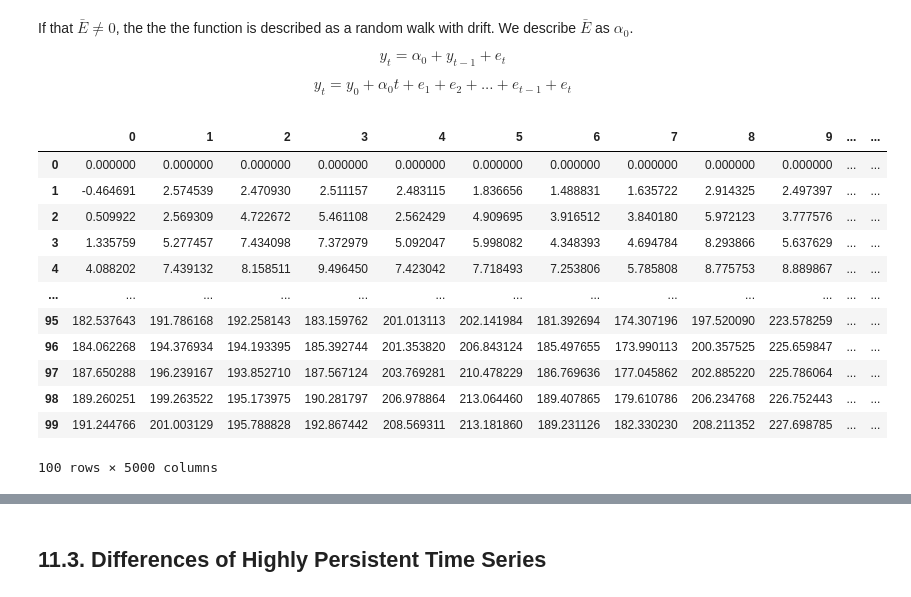
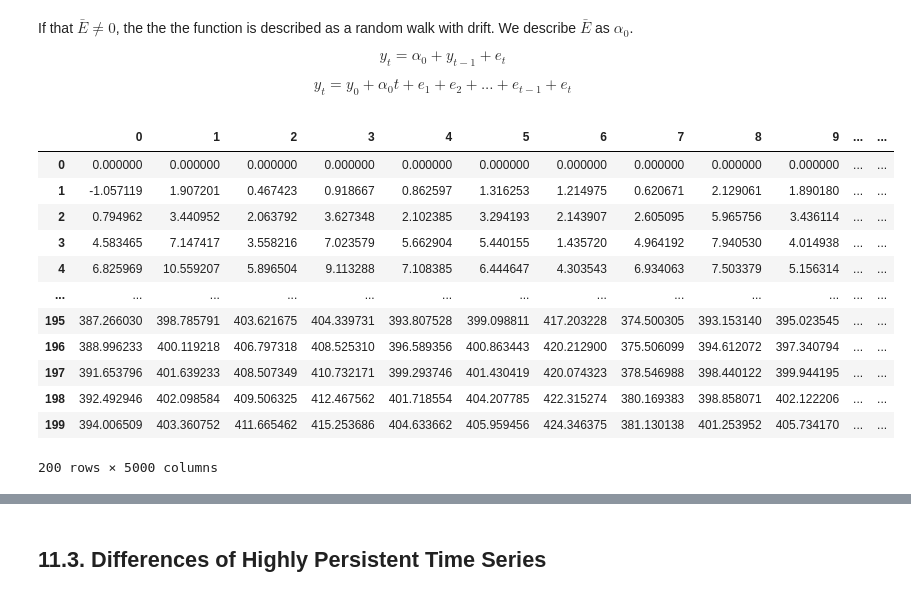
Before and after one commit to jlcatonjr/Learn-Python-for-Stats-and-Econ, a Jupyter notebook: Wooldridge -- Heiss and Brunner/11. Further Issues in Using OLS with Time Series Data.ipynb, the cells around one changed output, grey strips where cells are left out. Cells and saved outputs as stored; diff of their text form; code cells hidden in the pictures.

```diff
--- a/Wooldridge -- Heiss and Brunner/11. Further Issues in Using OLS with Time Series Data.ipynb
+++ b/Wooldridge -- Heiss and Brunner/11. Further Issues in Using OLS with Time Series Data.ipynb
@@ -162,35 +162,35 @@ $$ y_t = y_0 + \alpha_0t + e_1 + e_2 + ... + e_{t-1} + e_t $$
 # %%
 def monte_carlo_simulation(e_bar = 0, periods = 101, num_simulations = 100):
     x_range = np.linspace(0, periods - 1,
                           num = periods)
     simulations = {}
     for r in range(num_simulations):
         e = stats.norm.rvs(e_bar, 1, size = periods)
         e[0] = 0
         simulations[r] = np.cumsum(e)
     simulations = pd.DataFrame(simulations)
     return simulations
 
 e_bar = 2
-periods = 100
+periods = 200
 num_simulations = 5000
 simulations = monte_carlo_simulation(e_bar = e_bar,
                                      periods = periods,
                                      num_simulations = num_simulations)
 simulations
 # %% [output]
 |  | 0 | 1 | 2 | 3 | 4 | 5 | 6 | 7 | 8 | 9 | ... | ... |
 | 0 | 0.000000 | 0.000000 | 0.000000 | 0.000000 | 0.000000 | 0.000000 | 0.000000 | 0.000000 | 0.000000 | 0.000000 | ... | ... |
-| 1 | -0.464691 | 2.574539 | 2.470930 | 2.511157 | 2.483115 | 1.836656 | 1.488831 | 1.635722 | 2.914325 | 2.497397 | ... | ... |
-| 2 | 0.509922 | 2.569309 | 4.722672 | 5.461108 | 2.562429 | 4.909695 | 3.916512 | 3.840180 | 5.972123 | 3.777576 | ... | ... |
-| 3 | 1.335759 | 5.277457 | 7.434098 | 7.372979 | 5.092047 | 5.998082 | 4.348393 | 4.694784 | 8.293866 | 5.637629 | ... | ... |
-| 4 | 4.088202 | 7.439132 | 8.158511 | 9.496450 | 7.423042 | 7.718493 | 7.253806 | 5.785808 | 8.775753 | 8.889867 | ... | ... |
+| 1 | -1.057119 | 1.907201 | 0.467423 | 0.918667 | 0.862597 | 1.316253 | 1.214975 | 0.620671 | 2.129061 | 1.890180 | ... | ... |
+| 2 | 0.794962 | 3.440952 | 2.063792 | 3.627348 | 2.102385 | 3.294193 | 2.143907 | 2.605095 | 5.965756 | 3.436114 | ... | ... |
+| 3 | 4.583465 | 7.147417 | 3.558216 | 7.023579 | 5.662904 | 5.440155 | 1.435720 | 4.964192 | 7.940530 | 4.014938 | ... | ... |
+| 4 | 6.825969 | 10.559207 | 5.896504 | 9.113288 | 7.108385 | 6.444647 | 4.303543 | 6.934063 | 7.503379 | 5.156314 | ... | ... |
 | ... | ... | ... | ... | ... | ... | ... | ... | ... | ... | ... | ... | ... |
-| 95 | 182.537643 | 191.786168 | 192.258143 | 183.159762 | 201.013113 | 202.141984 | 181.392694 | 174.307196 | 197.520090 | 223.578259 | ... | ... |
-| 96 | 184.062268 | 194.376934 | 194.193395 | 185.392744 | 201.353820 | 206.843124 | 185.497655 | 173.990113 | 200.357525 | 225.659847 | ... | ... |
-| 97 | 187.650288 | 196.239167 | 193.852710 | 187.567124 | 203.769281 | 210.478229 | 186.769636 | 177.045862 | 202.885220 | 225.786064 | ... | ... |
-| 98 | 189.260251 | 199.263522 | 195.173975 | 190.281797 | 206.978864 | 213.064460 | 189.407865 | 179.610786 | 206.234768 | 226.752443 | ... | ... |
-| 99 | 191.244766 | 201.003129 | 195.788828 | 192.867442 | 208.569311 | 213.181860 | 189.231126 | 182.330230 | 208.211352 | 227.698785 | ... | ... |
+| 195 | 387.266030 | 398.785791 | 403.621675 | 404.339731 | 393.807528 | 399.098811 | 417.203228 | 374.500305 | 393.153140 | 395.023545 | ... | ... |
+| 196 | 388.996233 | 400.119218 | 406.797318 | 408.525310 | 396.589356 | 400.863443 | 420.212900 | 375.506099 | 394.612072 | 397.340794 | ... | ... |
+| 197 | 391.653796 | 401.639233 | 408.507349 | 410.732171 | 399.293746 | 401.430419 | 420.074323 | 378.546988 | 398.440122 | 399.944195 | ... | ... |
+| 198 | 392.492946 | 402.098584 | 409.506325 | 412.467562 | 401.718554 | 404.207785 | 422.315274 | 380.169383 | 398.858071 | 402.122206 | ... | ... |
+| 199 | 394.006509 | 403.360752 | 411.665462 | 415.253686 | 404.633662 | 405.959456 | 424.346375 | 381.130138 | 401.253952 | 405.734170 | ... | ... |
-100 rows × 5000 columns
+200 rows × 5000 columns
 # %%
 fig, ax = plt.subplots(figsize = (20,10))
```
Also changed, not shown: parts of 7 cells of this notebook, 14 other files.
